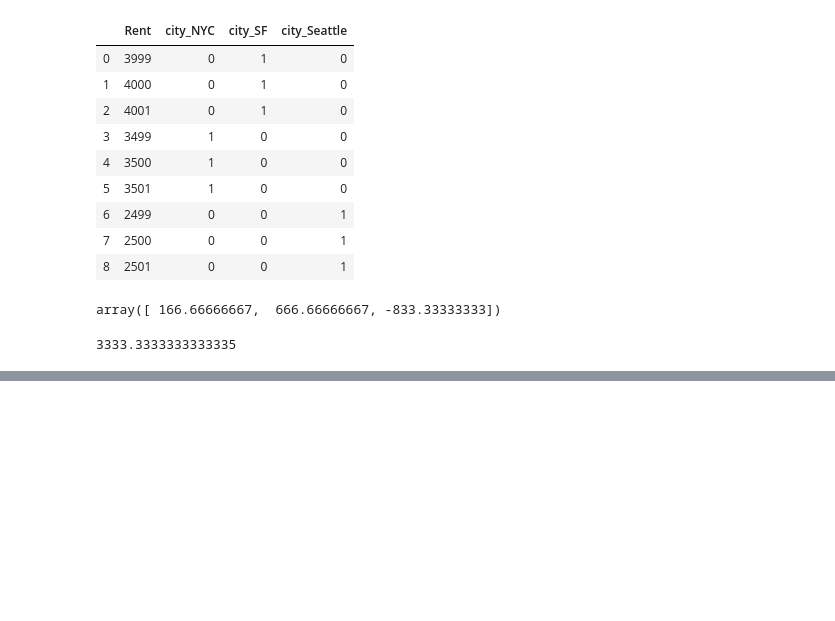
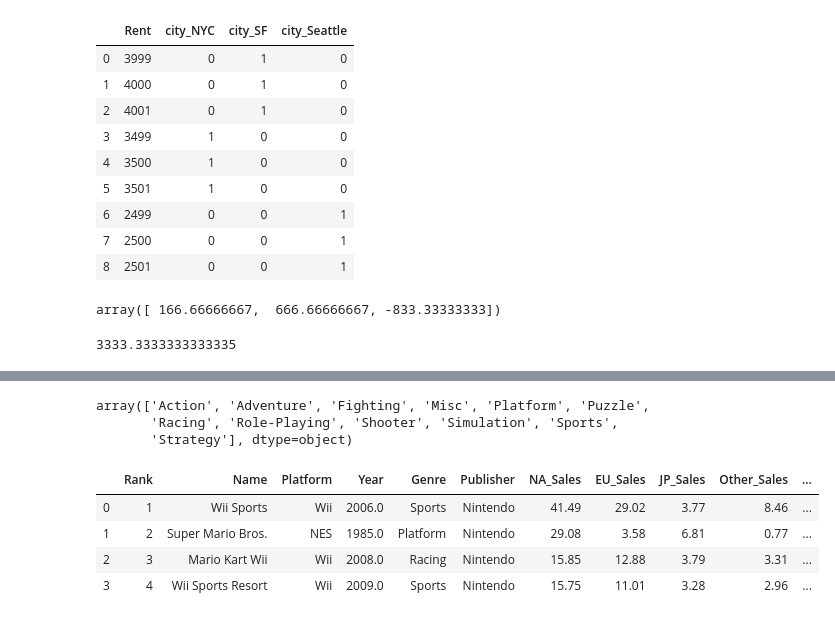
Before and after one commit to gonzalo71/TestGit, a Jupyter notebook: feature_engin.ipynb, the cells around one changed output, grey strips where cells are left out. Saved outputs shown, nothing was run; the diff lists cells and outputs as text; code cells hidden in the pictures; blank space fills up the shorter version.

```diff
--- a/feature_engin.ipynb
+++ b/feature_engin.ipynb
@@ -114,3 +114,14 @@ display (model.coef_ , model.intercept_)
 # %% [output]
 array([ 166.66666667,  666.66666667, -833.33333333])
 3333.3333333333335
+# %%
+# categorical data exercises
+import pandas as pd
+import matplotlib.pyplot as plt
+import matplotlib as mpl
+import numpy as np
+import scipy.stats as spstats
+
+url = r"C:\Users\gonza\OneDrive\Documentos\datascience-thebridge-master\ejercicios gonzalo\DATA\vgsales.csv"
+vg_df = pd.read_csv(url, encoding="utf-8")
+vg_df[["Name","Platform","Year","Genre","Publisher"]].iloc[1:7]
@@ -116,0 +136,21 @@ array([ 166.66666667,  666.66666667, -833.33333333])
+# %%
+#unique values for genre
+genre = np.unique(vg_df["Genre"])
+genre
+# %% [output]
+array(['Action', 'Adventure', 'Fighting', 'Misc', 'Platform', 'Puzzle',
+       'Racing', 'Role-Playing', 'Shooter', 'Simulation', 'Sports',
+       'Strategy'], dtype=object)
+# %%
+from sklearn.preprocessing import LabelEncoder
+#creating instance of labelencoder
+labelencoder = LabelEncoder()
+# assigning numerical values and storing in another column
+vg_df["Genre_label"] = labelencoder.fit_transform(vg_df["Genre"])
+vg_df.head(4)
+# %% [output]
+|  | Rank | Name | Platform | Year | Genre | Publisher | NA_Sales | EU_Sales | JP_Sales | Other_Sales | ... |
+| 0 | 1 | Wii Sports | Wii | 2006.0 | Sports | Nintendo | 41.49 | 29.02 | 3.77 | 8.46 | ... |
+| 1 | 2 | Super Mario Bros. | NES | 1985.0 | Platform | Nintendo | 29.08 | 3.58 | 6.81 | 0.77 | ... |
+| 2 | 3 | Mario Kart Wii | Wii | 2008.0 | Racing | Nintendo | 15.85 | 12.88 | 3.79 | 3.31 | ... |
+| 3 | 4 | Wii Sports Resort | Wii | 2009.0 | Sports | Nintendo | 15.75 | 11.01 | 3.28 | 2.96 | ... |
```
Also changed, not shown: parts of 11 cells of this notebook.
